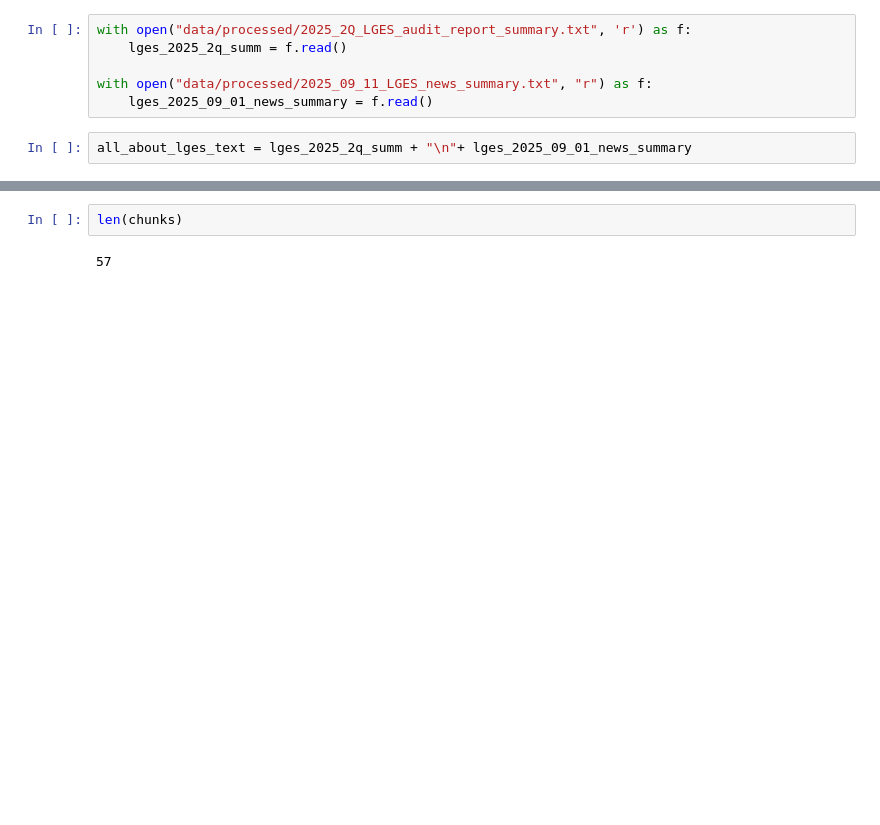
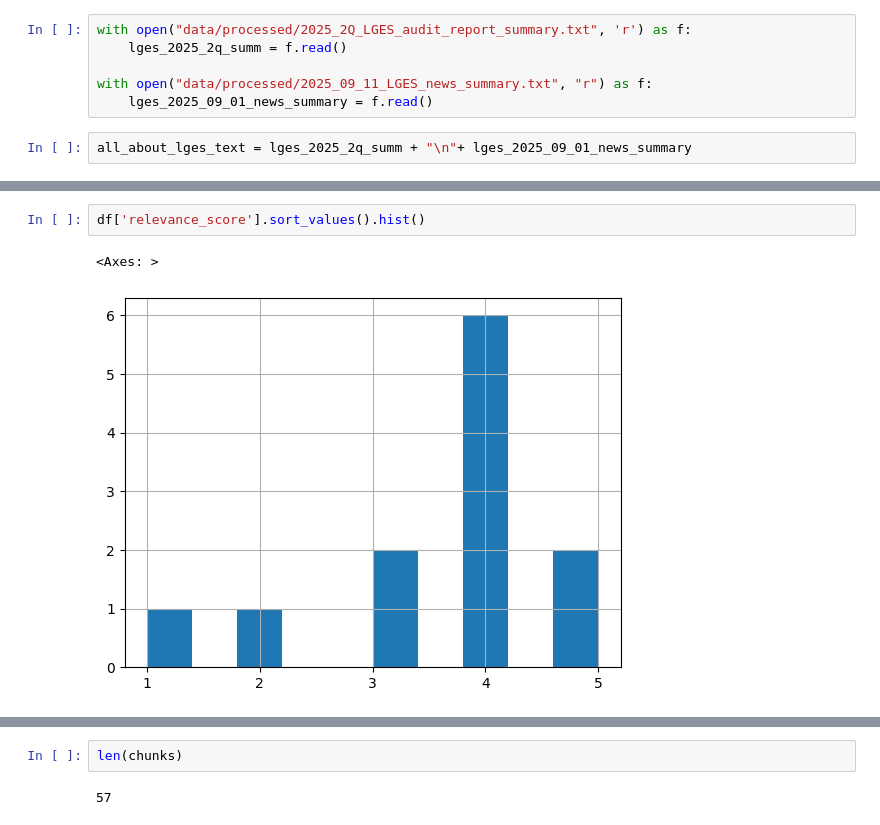
Before and after one commit to HaneulKim214/RAG_research, a Jupyter notebook: 99_evaluation.ipynb, the cells around one changed output, grey strips where cells are left out. Saved outputs shown, nothing was run; the diff lists cells and outputs as text; blank space fills up the shorter version.

```diff
--- a/99_evaluation.ipynb
+++ b/99_evaluation.ipynb
@@ -33,0 +371,5 @@ chunks = text_splitter.create_documents([all_about_lges_text])
+# %%
+df['relevance_score'].sort_values().hist()
+# %% [output]
+<Axes: >
+[figure, added]
```
Also changed, not shown: parts of 25 cells of this notebook, 4 other files.
